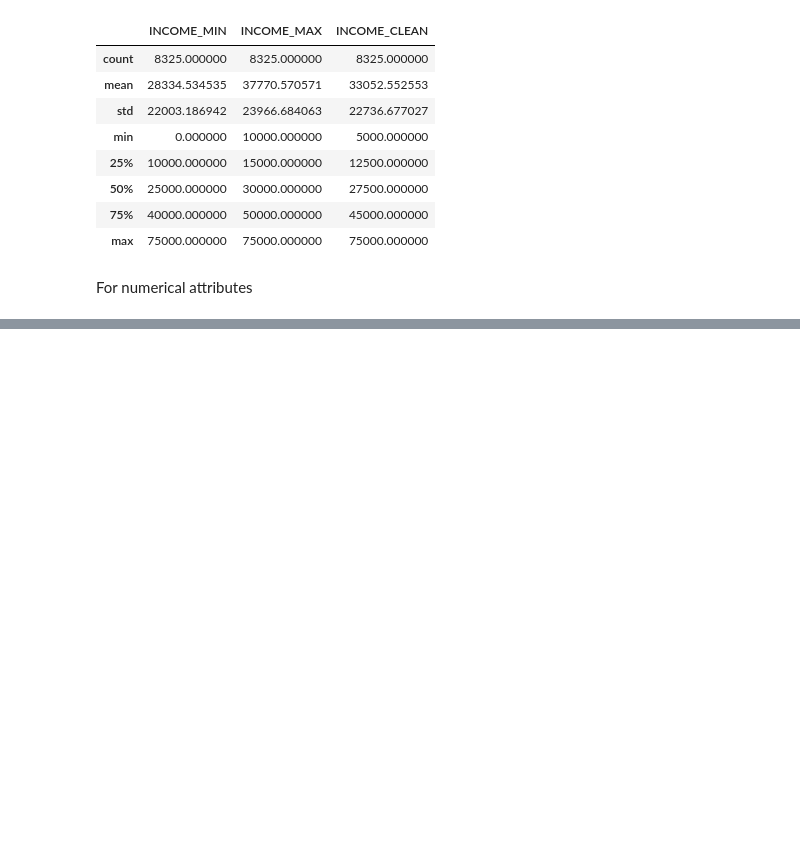
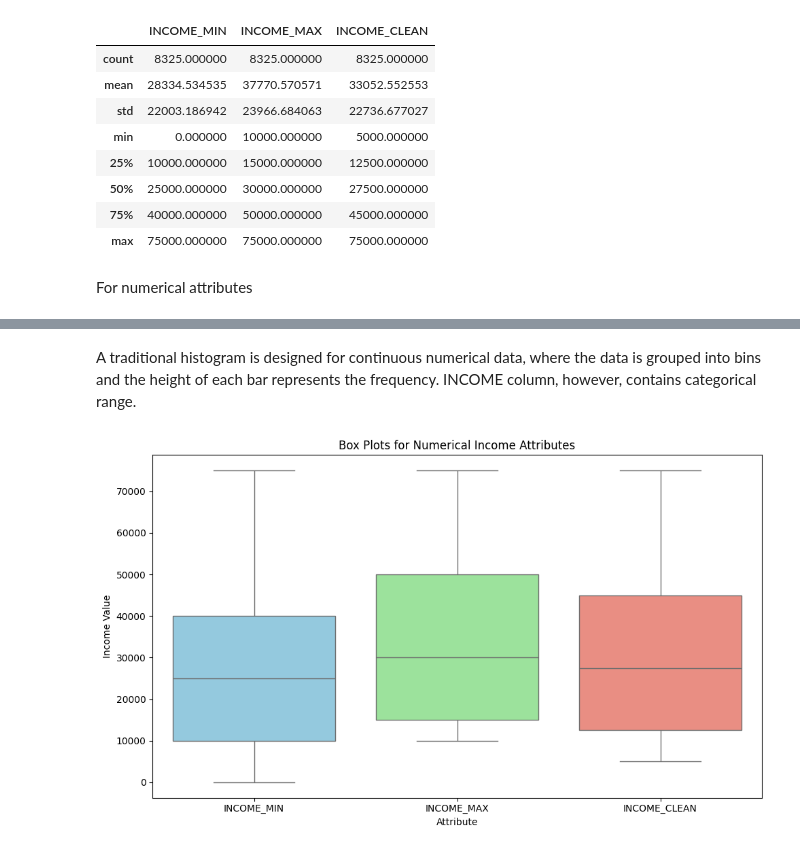
Before and after one commit to ShrutiG-24/-BCSE331L-Exploratory-Data-Analysis, a Jupyter notebook: 22BDS0298.ipynb, the cells around one changed output, grey strips where cells are left out. Drawn from its saved outputs; the diff is of its cells as text; code cells hidden in the pictures; blank space fills up the shorter version.

```diff
--- a/22BDS0298.ipynb
+++ b/22BDS0298.ipynb
@@ -391,0 +430,11 @@ df_clean[['AGE', 'OCCUPATION', 'AREA', 'DUAL.INCOMES', 'HOUSEHOLD.SIZE',
+# %% [markdown]
+A traditional histogram is designed for continuous numerical data, where the data is grouped into bins and the height of each bar represents the frequency. INCOME column, however, contains categorical range.
+# %%
+plt.figure(figsize=(10, 6))
+sns.boxplot(data=df_clean[['INCOME_MIN', 'INCOME_MAX', 'INCOME_CLEAN']], palette=['skyblue', 'lightgreen', 'salmon'])
+plt.title('Box Plots for Numerical Income Attributes')
+plt.ylabel('Income Value')
+plt.xlabel('Attribute')
+plt.tight_layout()
+# %% [output]
+[figure, added]
```
Also changed, not shown: parts of 10 cells of this notebook.
